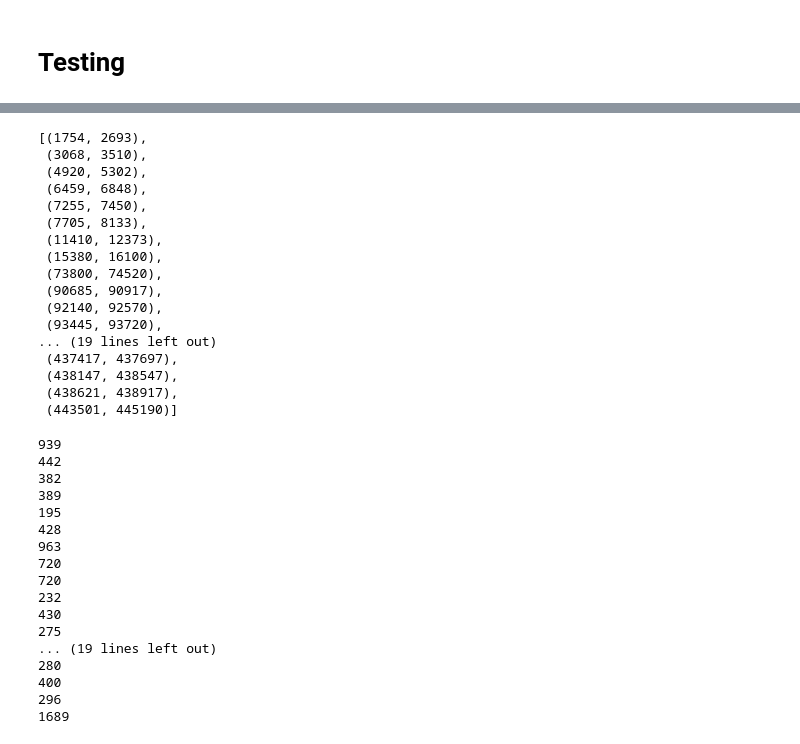
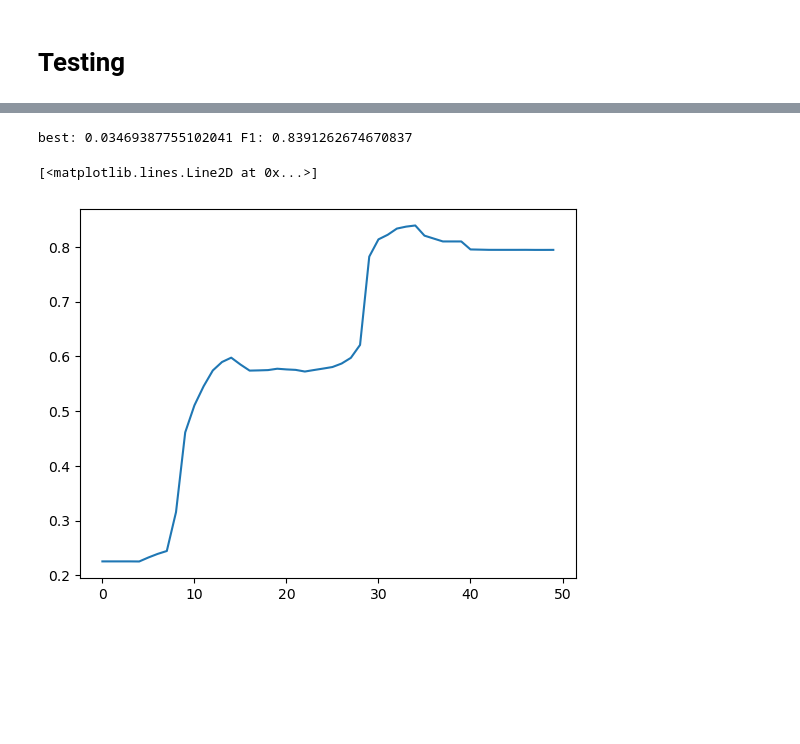
Before and after one commit to Alpa66/Anomaly-Detection, a Jupyter notebook: Final_model/Downsampling.ipynb, the cells around one changed output, grey strips where cells are left out. Saved outputs shown, nothing was run; the diff lists cells and outputs as text; code cells hidden in the pictures; blank space fills up the shorter version.

```diff
--- a/Final_model/Downsampling.ipynb
+++ b/Final_model/Downsampling.ipynb
@@ -354,9 +357,5 @@ np.mean(metric_values[1:-1])
-# %%
-df2 = pd.read_csv('../../../Projects/data/SWaT_Dataset_Attack_v0.csv')
-df2.columns = df2.columns.str.strip()
-df2['attack'] = df2['Normal/Attack'].map({'Normal': 0, 'Attack': 1, 'A ttack': 1})
-labels = df2['attack']
 # %%
+labels = labels[window_size:]
 started = False
 anomaly_segments = []
 for i in range(len(labels)):
@@ -366,44 +365,32 @@ for i in range(len(labels)):
     if labels[i] == 0 and started:
         started = False
         anomaly_segments.append((left_side, i - 1))
-# %%
-anomaly_segments
-# %% [output]
-[(1754, 2693),
- (3068, 3510),
- (4920, 5302),
- (6459, 6848),
- (7255, 7450),
- (7705, 8133),
- (11410, 12373),
- (15380, 16100),
- (73800, 74520),
- (90685, 90917),
- (92140, 92570),
- (93445, 93720),
-... (19 lines left out)
- (437417, 437697),
- (438147, 438547),
- (438621, 438917),
- (443501, 445190)]
-# %%
-for i, j in anomaly_segments:
-    print(j - i)
-# %% [output]
-939
-442
-382
-389
-195
-428
-963
-720
-720
-232
-430
-275
-... (19 lines left out)
-280
-400
-296
-1689
+# %%
+ff = 0
+f_history = []
+initial_y = 0
+best = -1
+for inc in np.linspace(0, 0.05, 50):
+    y_pred_int = [1 if (yy > initial_y + inc) else 0 for yy in y_pred]
+    for i, j in anomaly_segments:
+        if np.sum(y_pred_int[i: j]) > 0:
+            y_pred_int[i:j + 1] = [1 for _ in range(j - i + 1)]
+    conf_matrix = confusion_matrix(y_test, y_pred_int)
+    TP = conf_matrix[1, 1]
+    TN = conf_matrix[0, 0]
+    FP = conf_matrix[0, 1]
+    FN = conf_matrix[1, 0]
+    F1 = f1_score(y_test, y_pred_int)
+    f_history.append(F1)
+
+    precision = precision_score(y_test, y_pred_int)
+    recall = recall_score(y_test, y_pred_int)
+    if F1 > ff:
+        ff = F1
+        best = inc
+print(f'best: {best + initial_y} F1: {ff}')
+plt.plot(f_history)
+# %% [output]
+best: 0.03469387755102041 F1: 0.8391262674670837
+[<matplotlib.lines.Line2D at 0x...>]
+[figure, added]
```
Also changed, not shown: parts of 16 cells of this notebook, 10 other files.
